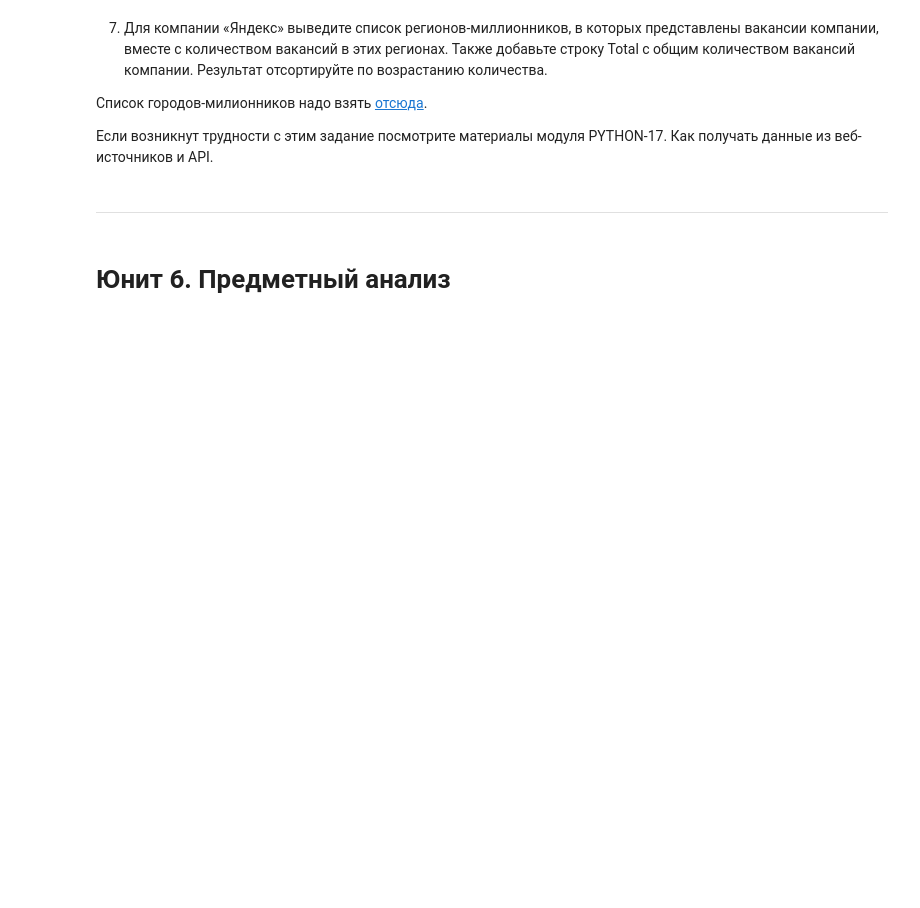
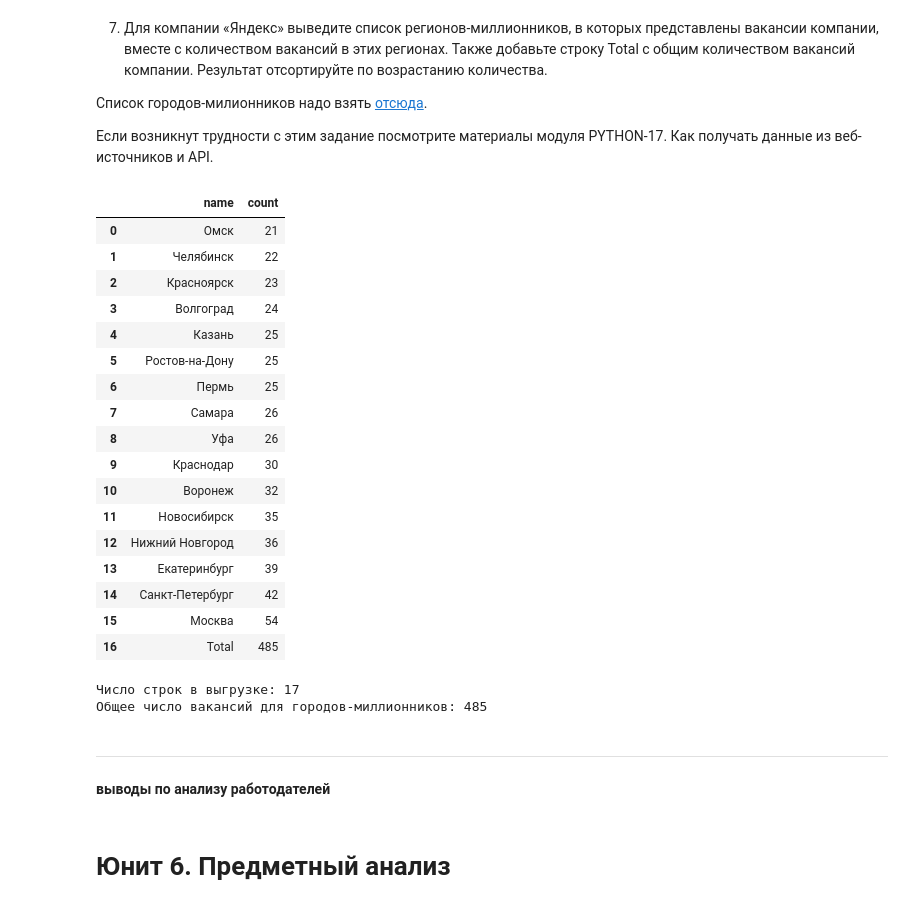
Before and after one commit to mkalikin/data_science_projects, a Jupyter notebook: project 2. sql_hh/Project_2_шаблон_тест.ipynb, the cells around one changed output. Saved outputs shown, nothing was run; the diff lists cells and outputs as text; code cells hidden in the pictures; blank space fills up the shorter version.

```diff
--- a/project 2. sql_hh/Project_2_шаблон_тест.ipynb
+++ b/project 2. sql_hh/Project_2_шаблон_тест.ipynb
@@ -271,6 +351,52 @@ print("Регион с наибольшим числом работодател
 # %%
-# текст запроса
+query_5_7 = f'''
+SELECT
+    ar.name,
+    COUNT(vac.id)
+FROM vacancies vac
+LEFT JOIN employers emp ON vac.employer_id = emp.id
+LEFT JOIN areas ar ON vac.area_id = ar.id
+WHERE ar.name IN ({millionaires})
+AND emp.name = 'Яндекс'
+GROUP BY ar.name,emp.name
+
+UNION ALL
+
+SELECT
+    'Total',
+    COUNT(vac.id)
+FROM vacancies vac
+LEFT JOIN employers emp ON vac.employer_id = emp.id
+LEFT JOIN areas ar ON vac.area_id = ar.id
+WHERE ar.name IN ({millionaires})
+AND emp.name = 'Яндекс'
+'''
 # %%
-# результат запроса
+yandex_areas = pd.read_sql_query(query_5_7, connection).sort_values('count', ignore_index=True)
+display(yandex_areas)
+
+print(f"Число строк в выгрузке: {yandex_areas.shape[0]}")
+print(f"Общее число вакансий для городов-миллионников: {yandex_areas.iloc[-1][1]}")
+# %% [output]
+|  | name | count |
+| 0 | Омск | 21 |
+| 1 | Челябинск | 22 |
+| 2 | Красноярск | 23 |
+| 3 | Волгоград | 24 |
+| 4 | Казань | 25 |
+| 5 | Ростов-на-Дону | 25 |
+| 6 | Пермь | 25 |
+| 7 | Самара | 26 |
+| 8 | Уфа | 26 |
+| 9 | Краснодар | 30 |
+| 10 | Воронеж | 32 |
+| 11 | Новосибирск | 35 |
+| 12 | Нижний Новгород | 36 |
+| 13 | Екатеринбург | 39 |
+| 14 | Санкт-Петербург | 42 |
+| 15 | Москва | 54 |
+| 16 | Total | 485 |
+Число строк в выгрузке: 17
+Общее число вакансий для городов-миллионников: 485
 # %% [markdown]
 ***
@@ -279,3 +403,5 @@ print("Регион с наибольшим числом работодател
+# %% [markdown]
+**выводы по анализу работодателей**
 # %% [markdown]
 # Юнит 6. Предметный анализ
 # %% [markdown]
```
Also changed, not shown: parts of 28 cells of this notebook.
